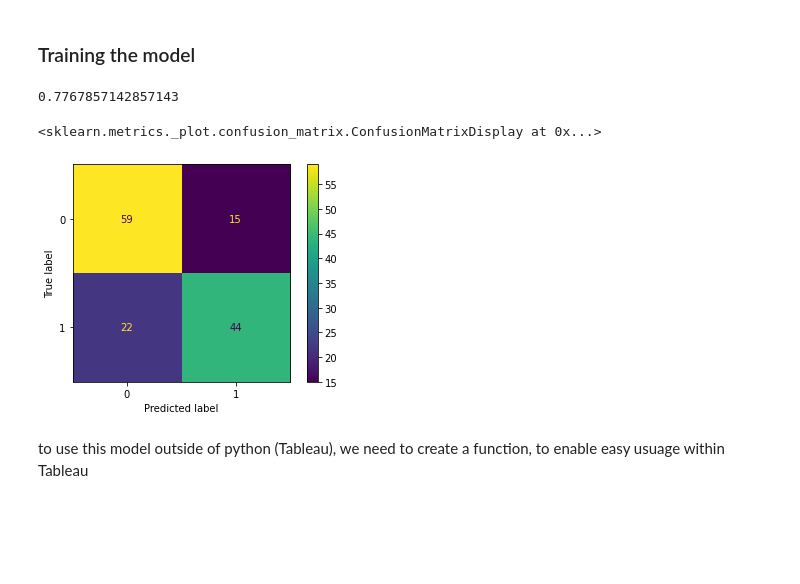
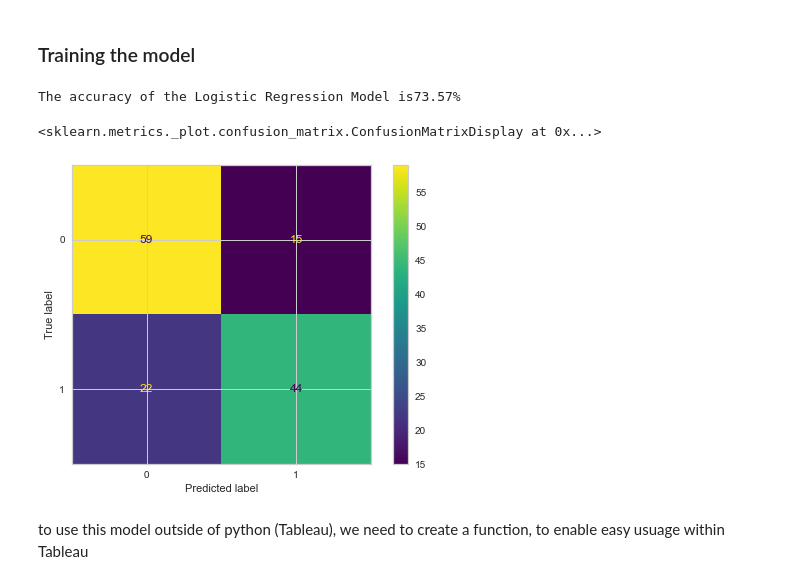
Before and after one commit to I-Sobe/absenteeism, a Jupyter notebook: scripts/machine_learning.ipynb, the cells around one changed output. Saved outputs shown, nothing was run; the diff lists cells and outputs as text; code cells hidden in the pictures; blank space fills up the shorter version.

Commit message:
Add: logistic model

```diff
--- a/scripts/machine_learning.ipynb
+++ b/scripts/machine_learning.ipynb
@@ -249,0 +253,6 @@ The accuracy of the XGBoost Model is 76.43%
+# %%
+xgb_model = XGBClassifier()
+xgb_model = ClassificationReport(xgb_model, support=False)
+xgb_model.fit(x_train, y_train)
+xgb_model.score(x_test, y_test)
+xgb_model.show()
@@ -253,4 +266,9 @@ The accuracy of the XGBoost Model is 76.43%
 ### Training the model
 # %%
 #declare and fit a logistic regression object
-reg = LogisticRegression(max_iter=1000).fit(x_train,y_train)
+logistic_model = LogisticRegression(max_iter=1000).fit(x_train,y_train)
+prediction_logistics = logistic_model.predict(x_test)
+logistic_score = accuracy_score(y_test, prediction_logistics)*100
+print(f"The accuracy of the Logistic Regression Model is{round(logistic_score, 2)}%")
+# %% [output]
+The accuracy of the Logistic Regression Model is73.57%
@@ -260,13 +275,8 @@ pred = reg.predict(x_test)
-# %%
-# evaluating model accuracy
-reg.score(x_train,y_train)
-# %% [output]
-0.7767857142857143
 # %%
-plot_confusion_matrix(reg, x_test, y_test)
+plot_confusion_matrix(logistic_model, x_test, y_test)
 # %% [output]
 <sklearn.metrics._plot.confusion_matrix.ConfusionMatrixDisplay at 0x...>
-[figure, old version]
+[figure, new version]
 # %%
 
 ### Manually check the accuracy
```
Also changed, not shown: parts of 4 cells of this notebook.
